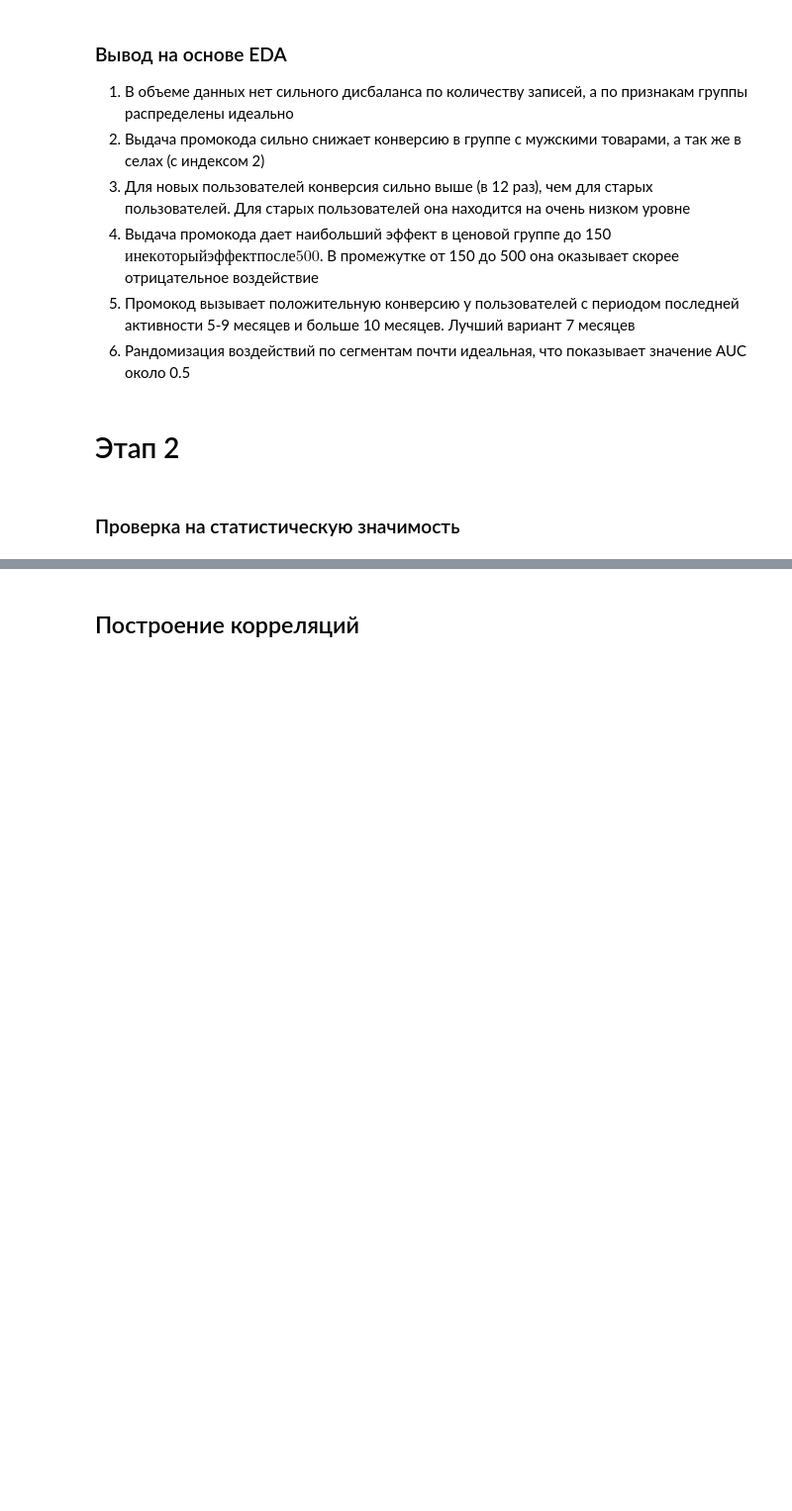
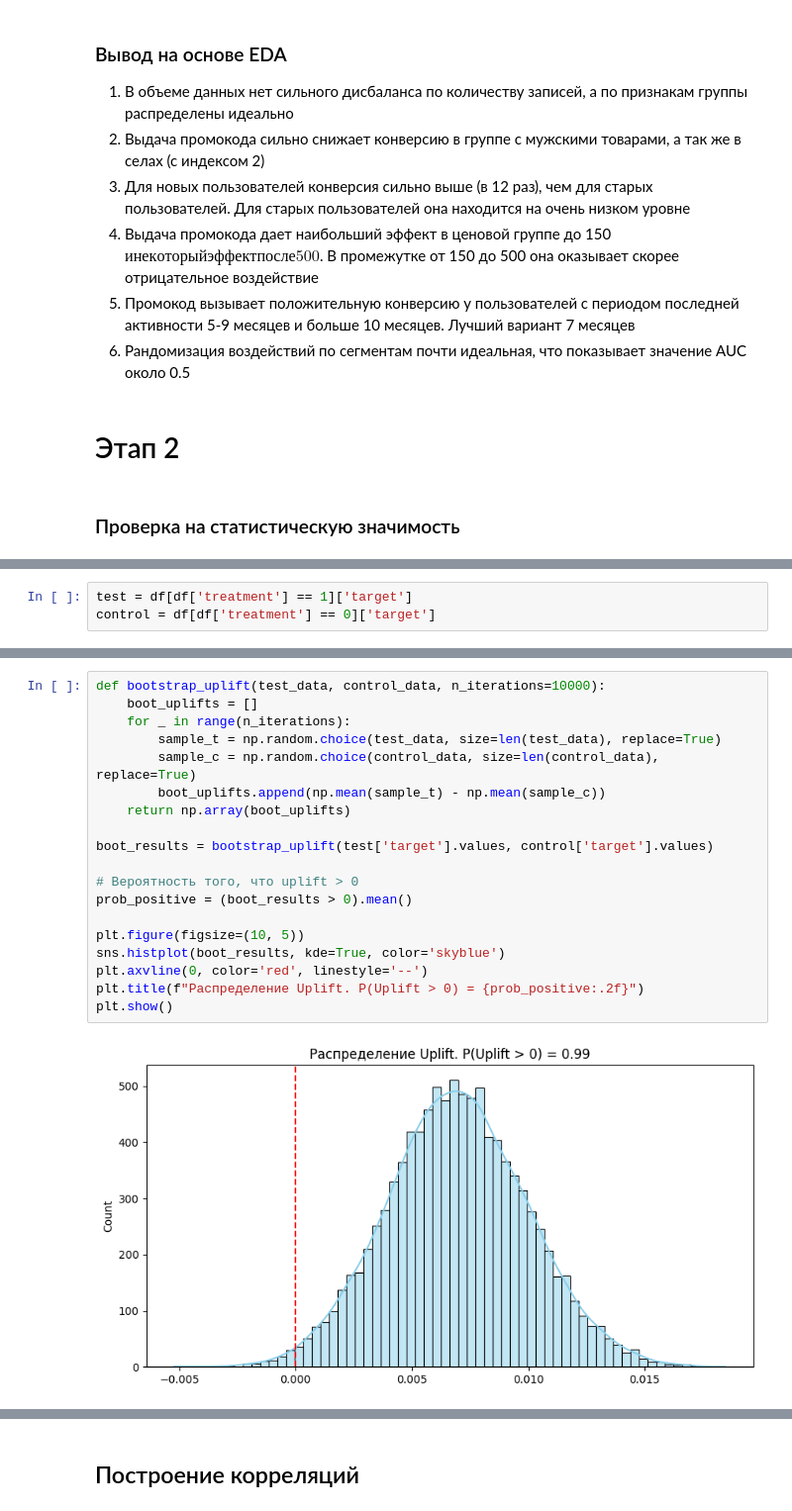
Before and after one commit to Bogdan-67/mle-uplift-yeda, a Jupyter notebook: uplift_project.ipynb, the cells around one changed output, grey strips where cells are left out. Shown at 99% size. Saved outputs shown, nothing was run; the diff lists cells and outputs as text; blank space fills up the shorter version.

```diff
--- a/uplift_project.ipynb
+++ b/uplift_project.ipynb
@@ -263,0 +262,3 @@ with mlflow.start_run(run_name='eda_research', experiment_id=experiment_id) as r
+# %%
+test = df[df['treatment'] == 1]['target']
+control = df[df['treatment'] == 0]['target']
@@ -263,0 +273,21 @@ with mlflow.start_run(run_name='eda_research', experiment_id=experiment_id) as r
+# %%
+def bootstrap_uplift(test_data, control_data, n_iterations=10000):
+    boot_uplifts = []
+    for _ in range(n_iterations):
+        sample_t = np.random.choice(test_data, size=len(test_data), replace=True)
+        sample_c = np.random.choice(control_data, size=len(control_data), replace=True)
+        boot_uplifts.append(np.mean(sample_t) - np.mean(sample_c))
+    return np.array(boot_uplifts)
+
+boot_results = bootstrap_uplift(test['target'].values, control['target'].values)
+
+# Вероятность того, что uplift > 0
+prob_positive = (boot_results > 0).mean()
+
+plt.figure(figsize=(10, 5))
+sns.histplot(boot_results, kde=True, color='skyblue')
+plt.axvline(0, color='red', linestyle='--')
+plt.title(f"Распределение Uplift. P(Uplift > 0) = {prob_positive:.2f}")
+plt.show()
+# %% [output]
+[figure, added]
```
Also changed, not shown: parts of 11 cells of this notebook.
